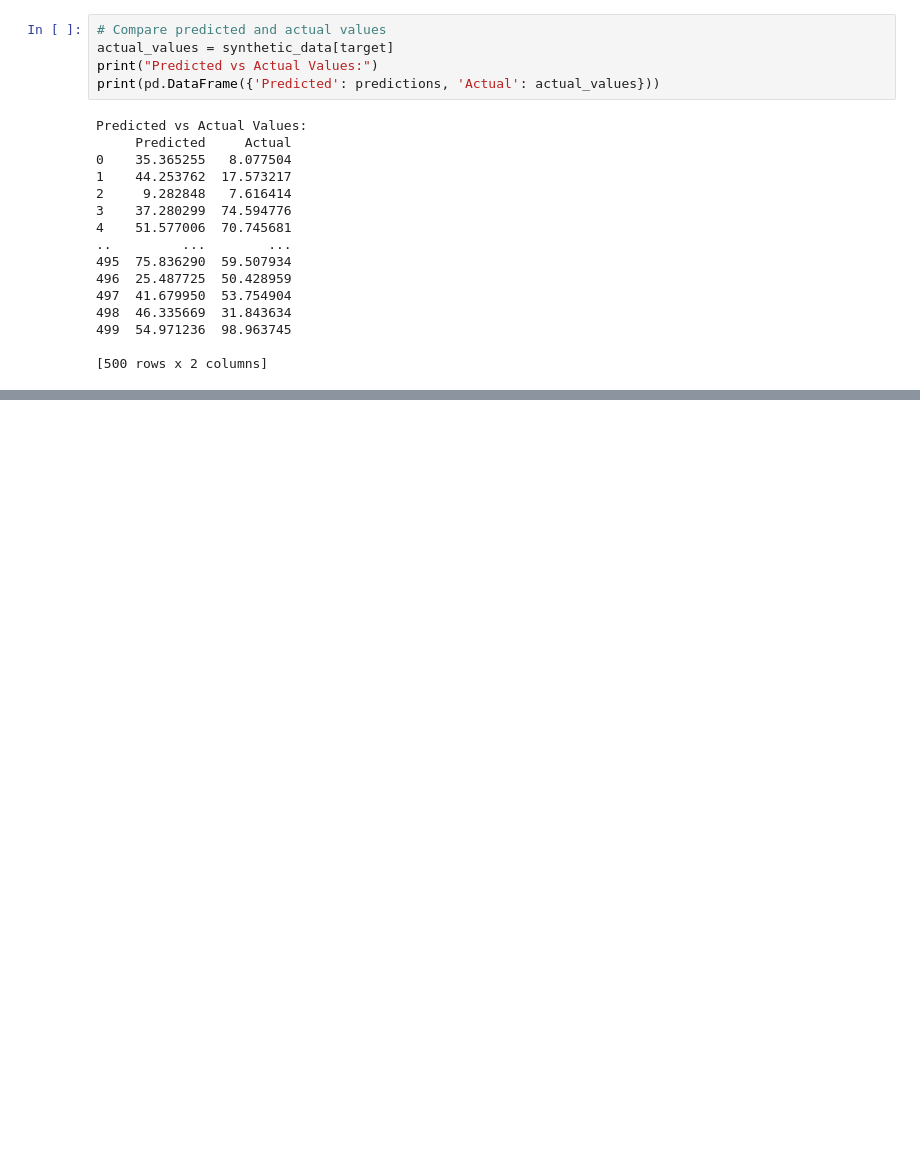
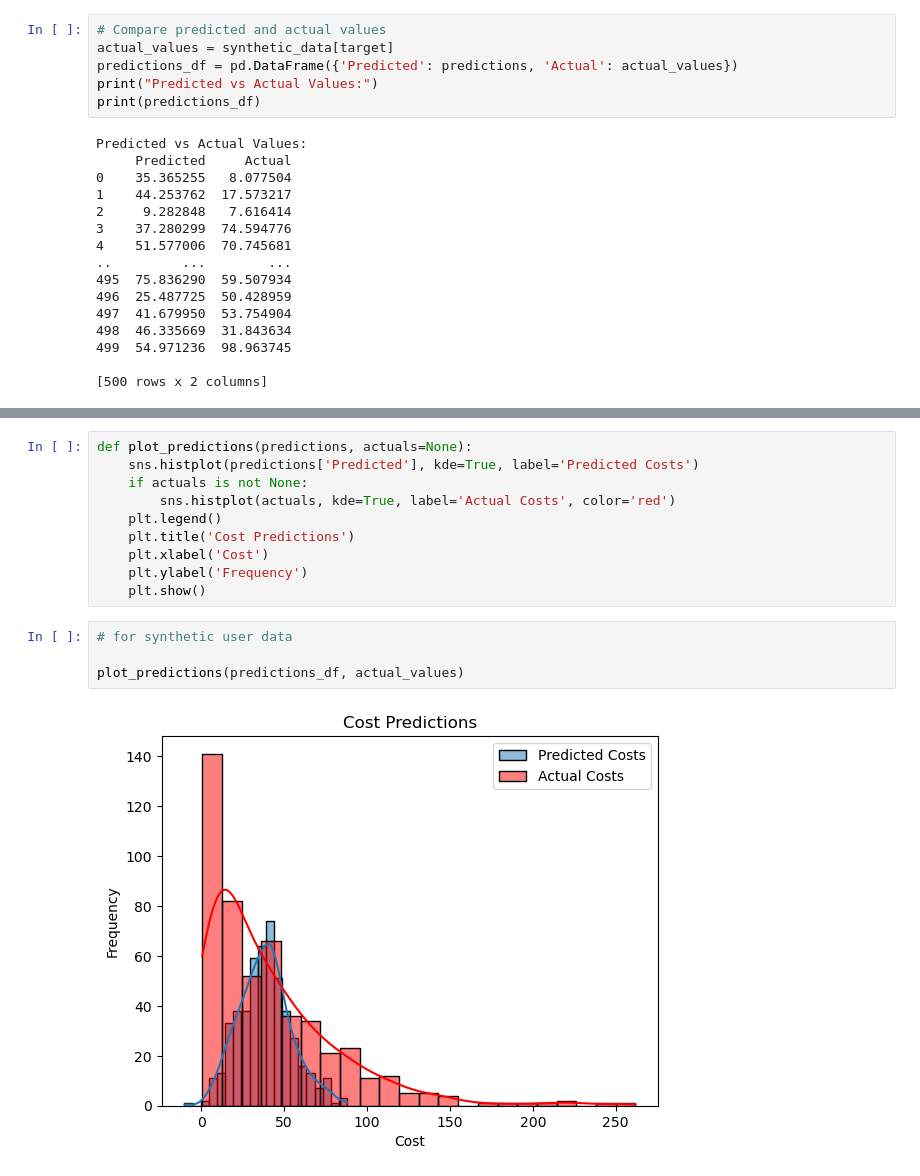
Before and after one commit to usnistgov/retrofit-cost-ml, a Jupyter notebook: notebooks/retrofit-cost-tool.ipynb, the cells around one changed output, grey strips where cells are left out. Cells and saved outputs as stored; diff of their text form; blank space fills up the shorter version.

Commit message:
Update prediction notebook with updated models

```diff
--- a/notebooks/retrofit-cost-tool.ipynb
+++ b/notebooks/retrofit-cost-tool.ipynb
@@ -122,8 +124,9 @@ Predictions using synthetic data:
 # %%
 # Compare predicted and actual values
 actual_values = synthetic_data[target]
+predictions_df = pd.DataFrame({'Predicted': predictions, 'Actual': actual_values})
 print("Predicted vs Actual Values:")
-print(pd.DataFrame({'Predicted': predictions, 'Actual': actual_values}))
+print(predictions_df)
 # %% [output]
 Predicted vs Actual Values:
      Predicted     Actual
@@ -151,3 +153,19 @@ plt.title('Predicted vs Actual Values')
 plt.show()
 # %% [output]
 [figure]
+# %%
+def plot_predictions(predictions, actuals=None):
+    sns.histplot(predictions['Predicted'], kde=True, label='Predicted Costs')
+    if actuals is not None:
+        sns.histplot(actuals, kde=True, label='Actual Costs', color='red')
+    plt.legend()
+    plt.title('Cost Predictions')
+    plt.xlabel('Cost')
+    plt.ylabel('Frequency')
+    plt.show()
+# %%
+# for synthetic user data
+
+plot_predictions(predictions_df, actual_values)
+# %% [output]
+[figure, added]
```
Also changed, not shown: parts of 2 cells of this notebook, 1 other file.
